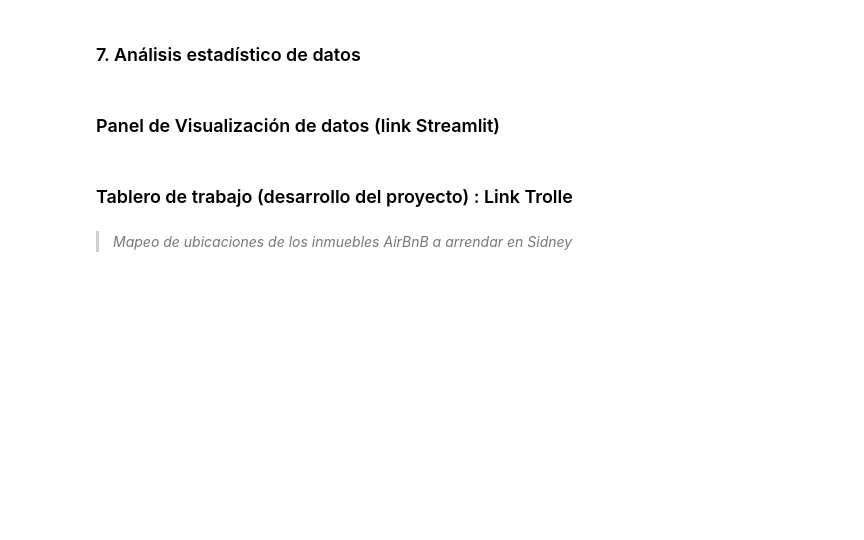
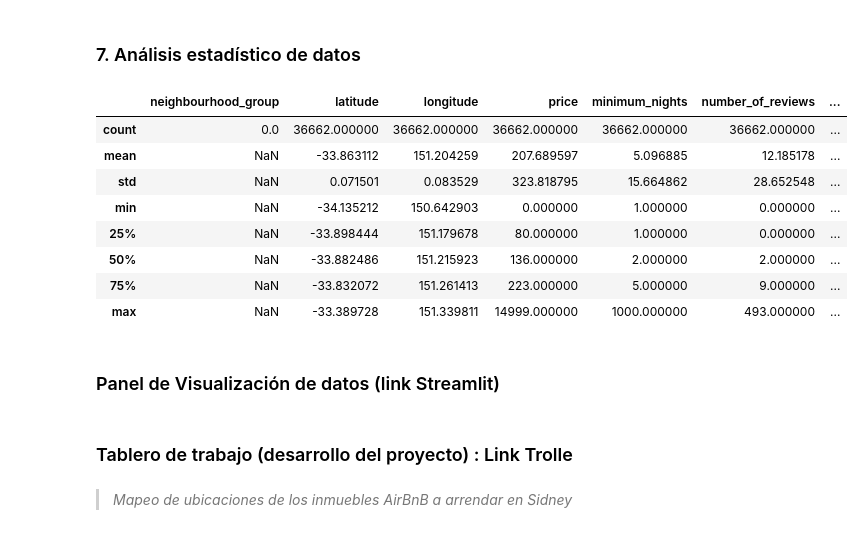
Before and after one commit to stph89/AirBnB_Data_Visualizations_Streamlit, a Jupyter notebook: Sidney_AirBnB_Project.ipynb, the cells around one changed output. Saved outputs shown, nothing was run; the diff lists cells and outputs as text; code cells hidden in the pictures; blank space fills up the shorter version.

Commit message:
Exploracion inicial de datos, describe de datos

```diff
--- a/Sidney_AirBnB_Project.ipynb
+++ b/Sidney_AirBnB_Project.ipynb
@@ -68,5 +154,17 @@ df
 # %% [markdown]
 ### 7. Análisis estadístico de datos
+# %%
+df[numericas].describe()
+# %% [output]
+|  | neighbourhood_group | latitude | longitude | price | minimum_nights | number_of_reviews | ... |
+| count | 0.0 | 36662.000000 | 36662.000000 | 36662.000000 | 36662.000000 | 36662.000000 | ... |
+| mean | NaN | -33.863112 | 151.204259 | 207.689597 | 5.096885 | 12.185178 | ... |
+| std | NaN | 0.071501 | 0.083529 | 323.818795 | 15.664862 | 28.652548 | ... |
+| min | NaN | -34.135212 | 150.642903 | 0.000000 | 1.000000 | 0.000000 | ... |
+| 25% | NaN | -33.898444 | 151.179678 | 80.000000 | 1.000000 | 0.000000 | ... |
+| 50% | NaN | -33.882486 | 151.215923 | 136.000000 | 2.000000 | 2.000000 | ... |
+| 75% | NaN | -33.832072 | 151.261413 | 223.000000 | 5.000000 | 9.000000 | ... |
+| max | NaN | -33.389728 | 151.339811 | 14999.000000 | 1000.000000 | 493.000000 | ... |
 # %% [markdown]
 ### Panel de Visualización de datos (link Streamlit)
 # %% [markdown]
```
Also changed, not shown: parts of 15 cells of this notebook.
